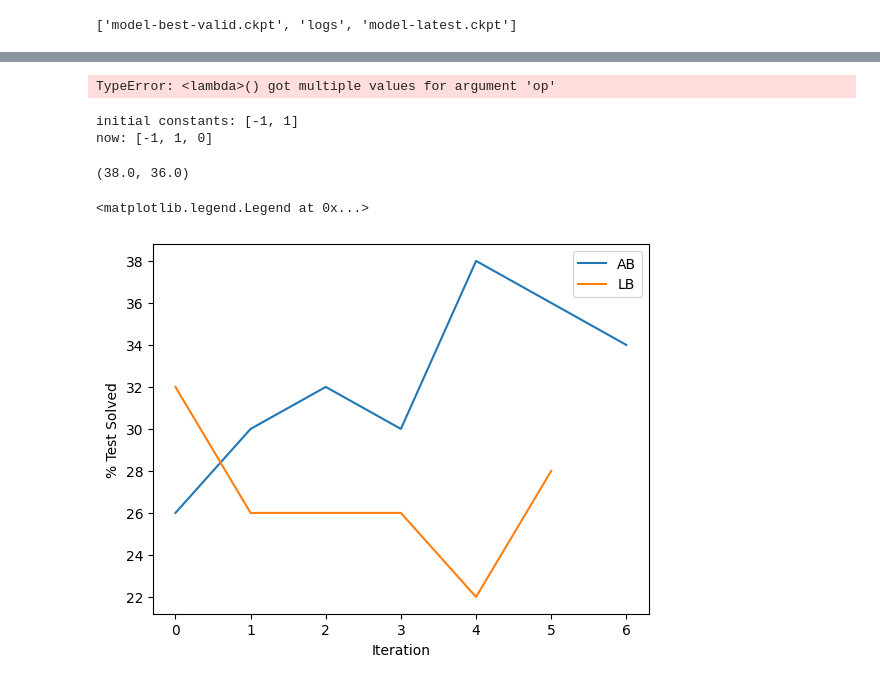
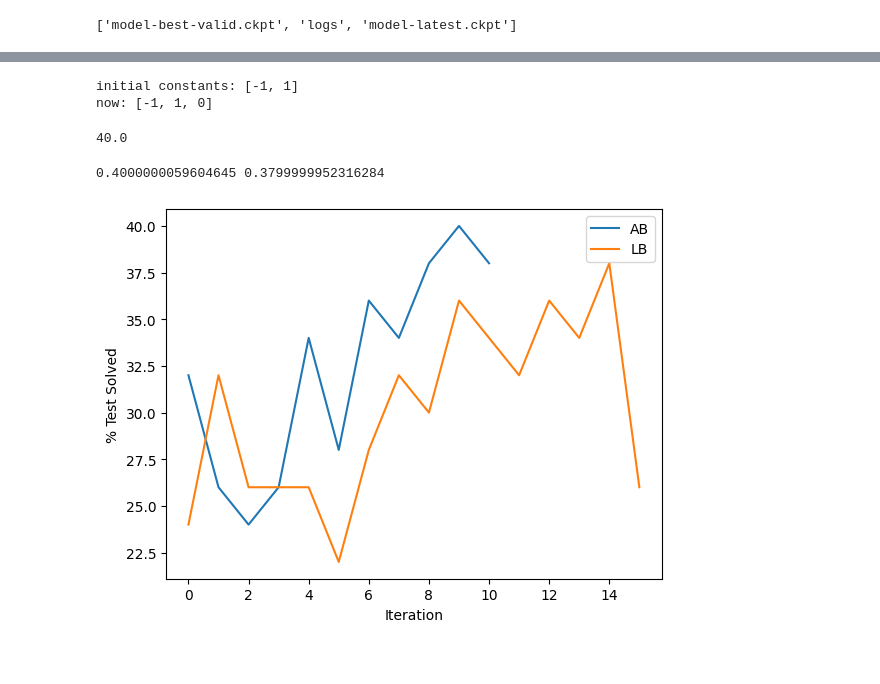
Before and after one commit to jzenkner/AbstractBeam, a Jupyter notebook: docs/checkpoint.ipynb, the cells around one changed output, grey strips where cells are left out. Saved outputs shown, nothing was run; the diff lists cells and outputs as text; code cells hidden in the pictures.

```diff
--- a/docs/checkpoint.ipynb
+++ b/docs/checkpoint.ipynb
@@ -105,7 +61,3 @@ fn_9 Count((lambda v1: x1(v1, 0)), x2)
-# %%
-ckpt['domain'].operations[-3].apply_single([lambda x: x > 1, 2])
-# %% [output]
-TypeError: <lambda>() got multiple values for argument 'op'
 # %%
 constants = ckpt["domain"].constants
 print(f"initial constants: {[-1, 1]}")
@@ -114,31 +66,9 @@ print(f"now: {constants}")
 initial constants: [-1, 1]
 now: [-1, 1, 0]
 # %%
-with open(parent_path + "abstractbeam/results/run_1.json", "rb") as json_file:
+with open(parent_path + f"{approach}/results{run}/run_1.json", "rb") as json_file:
     results = json.load(json_file)
 solutions = [ele for ele in results["results"] if ele["success"]]
-len(solutions) / len(results["results"]) * 100, len(ckpt['frontiers']) / len(results["results"]) * 100
+len(solutions) / len(results["results"]) * 100
 # %% [output]
-(38.0, 36.0)
+40.0
-# %%
-# Path to your event file or directory
-ab_file = parent_path + 'abstractbeam/models/logs/events.out.tfevents.1713457154.dws-07.1432984.0'
-lb_file = parent_path + 'lambdabeam/models/logs/events.out.tfevents.1713532162.dws-06.528186.0'
-
-# Initialize an event accumulator
-event_AB = EventAccumulator(ab_file)
-event_LB = EventAccumulator(lb_file)
-event_AB.Reload()
-event_LB.Reload()
-
-scalars_AB = event_AB.Scalars('eval/succ')
-scalars_LB = event_LB.Scalars('eval/succ')
-
-plt.plot(np.array([ele.value for ele in scalars_AB]) * 100, label="AB")
-plt.plot(np.array([ele.value for ele in scalars_LB]) * 100, label="LB")
-plt.ylabel("% Test Solved")
-plt.xlabel("Iteration")
-plt.legend()
-# %% [output]
-<matplotlib.legend.Legend at 0x...>
-[figure, removed]
@@ -147,3 +75,42 @@ np.diff([ele.wall_time for ele in scalars_AB]) / 3600, np.diff([ele.wall_time fo
+# %%
+path_dict = {"dws-07": ["events.out.tfevents.1714053475.dws-07.3890530.0", "events.out.tfevents.1714032509.dws-07.3771435.0"],
+             "dws-08": ["events.out.tfevents.1713809260.dws-08.1791531.0", "events.out.tfevents.1713809260.dws-08.1791531.0", "events.out.tfevents.1714053514.dws-08.29892.0"],
+             "dws-16": ["events.out.tfevents.1714053338.dws-16.29135.0"],
+             "dws-06": ["events.out.tfevents.1713428257.dws-06.1874500.0", "events.out.tfevents.1713532162.dws-06.528186.0"]}
+# Path to your event file or directory
+ab_file = f'../neurips/abstractbeam/models/logs/'
+scalars_AB, times = [], []
+for file in path_dict["dws-07"]:
+    # Initialize an event accumulator
+    event_AB = EventAccumulator(ab_file + file)
+    event_AB.Reload()
+    scalars = event_AB.Scalars('eval/succ')
+    times += [ele.wall_time for ele in scalars]
+    scalars_AB += [ele.value for ele in scalars]
+
+inds = np.argsort(times)
+scalars_AB = np.array(scalars_AB)[inds]
+
+lb_file = parent_path + f'lambdabeam/models/logs/'
+scalars_LB, times = [], []
+for file in path_dict["dws-06"]:
+    # Initialize an event accumulator
+    event_LB = EventAccumulator(lb_file + file)
+    event_LB.Reload()
+    scalars = event_LB.Scalars('eval/succ')
+    times += [ele.wall_time for ele in scalars]
+    scalars_LB += [ele.value for ele in scalars]
+
+plt.plot(np.array(scalars_AB) * 100, label="AB")
+plt.plot(np.array(scalars_LB) * 100, label="LB")
+plt.ylabel("% Test Solved")
+plt.xlabel("Iteration")
+plt.legend()
+
+print(max(scalars_AB), max(scalars_LB))
+# %% [output]
+0.4000000059604645 0.3799999952316284
+[figure, added]
 # %%
 programs = [ele["solution"] for ele in solutions]
 for op in ckpt['domain'].operations:
```
Also changed, not shown: parts of 11 cells of this notebook, 12 other files.
